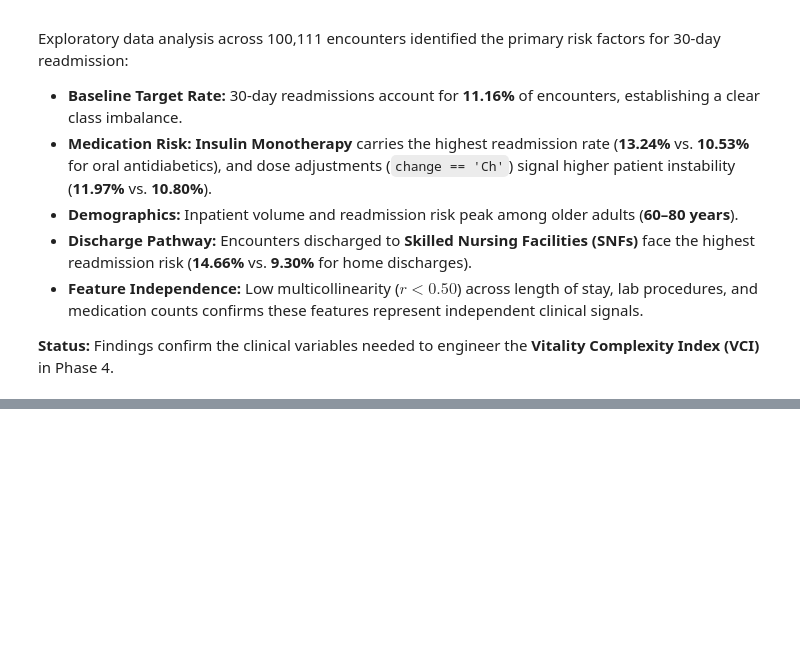
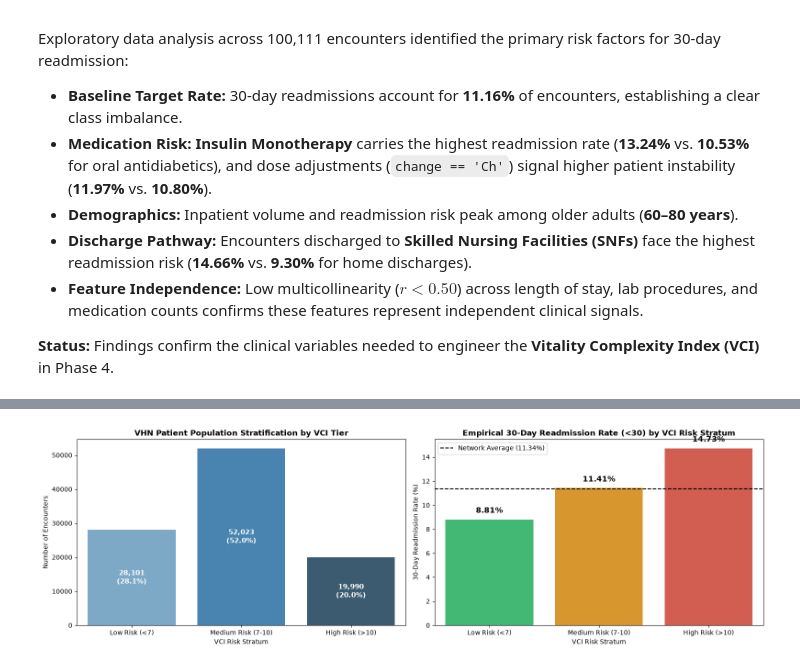
Before and after one commit to HasithaLWi/modeling-for-vitality-health-network, a Jupyter notebook: notebooks/Patient_Risk_Stratification_VHN.ipynb, the cells around one changed output, grey strips where cells are left out. Saved outputs shown, nothing was run; the diff lists cells and outputs as text; code cells hidden in the pictures; blank space fills up the shorter version.

```diff
--- a/notebooks/Patient_Risk_Stratification_VHN.ipynb
+++ b/notebooks/Patient_Risk_Stratification_VHN.ipynb
@@ -1771,0 +1999,18 @@ Exploratory data analysis across 100,111 encounters identified the primary risk
+# %%
+# Step 4.6: Empirical Validation of the VCI Stratification
+
+vci_validation = df_cleaned.groupby('VCI_Stratum')['readmitted_30d'].agg(
+    Cohort_Encounters='count',
+    Readmitted_30d_Count='sum',
+    Readmission_Rate_Pct=lambda x: (x.mean() * 100).round(2)
+).reset_index()
+
+order_map = {'Low Risk (<7)': 1, 'Medium Risk (7-10)': 2, 'High Risk (>10)': 3}
+vci_validation['Order'] = vci_validation['VCI_Stratum'].map(order_map)
+vci_validation.sort_values(by='Order', inplace=True)
+vci_validation.drop(columns=['Order'], inplace=True)
+
+
+print("\nEmpirical VCI Validation Results")
+print("-"*100,"\n")
+print(vci_validation.to_string(index=False))
@@ -1771,0 +2025,34 @@ Exploratory data analysis across 100,111 encounters identified the primary risk
+# %%
+# Visualization: VCI Stratum Risk Discrimination
+fig, (ax1, ax2) = plt.subplots(1, 2, figsize=(16, 5))
+
+# Plot A
+sns.barplot(data=vci_validation, x='VCI_Stratum', y='Cohort_Encounters', palette='Blues_d', ax=ax1)
+ax1.set_title("VHN Patient Population Stratification by VCI Tier", fontweight='bold')
+ax1.set_xlabel("VCI Risk Stratum")
+ax1.set_ylabel("Number of Encounters")
+
+
+for p in ax1.patches:
+    ax1.annotate(f"{int(p.get_height()):,}\n({p.get_height()/len(df_cleaned)*100:.1f}%)",
+                 (p.get_x() + p.get_width() / 2., p.get_height() / 2),
+                 ha='center', va='center', color='white', fontweight='bold', fontsize=11)
+
+# Plot B
+sns.barplot(data=vci_validation, x='VCI_Stratum', y='Readmission_Rate_Pct', palette=['#2ecc71', '#f39c12', '#e74c3c'], ax=ax2)
+ax2.set_title("Empirical 30-Day Readmission Rate (<30) by VCI Risk Stratum", fontweight='bold')
+ax2.set_xlabel("VCI Risk Stratum")
+ax2.set_ylabel("30-Day Readmission Rate (%)")
+ax2.axhline(df_cleaned['readmitted_30d'].mean() * 100, color='black', linestyle='--', label='Network Average (11.34%)')
+ax2.legend()
+
+
+for p in ax2.patches:
+    ax2.annotate(f"{p.get_height():.2f}%",
+                 (p.get_x() + p.get_width() / 2., p.get_height() + 0.4),
+                 ha='center', va='bottom', fontweight='bold', fontsize=12)
+
+plt.tight_layout()
+plt.show()
+# %% [output]
+[figure, added]
```
Also changed, not shown: parts of 21 cells of this notebook.
